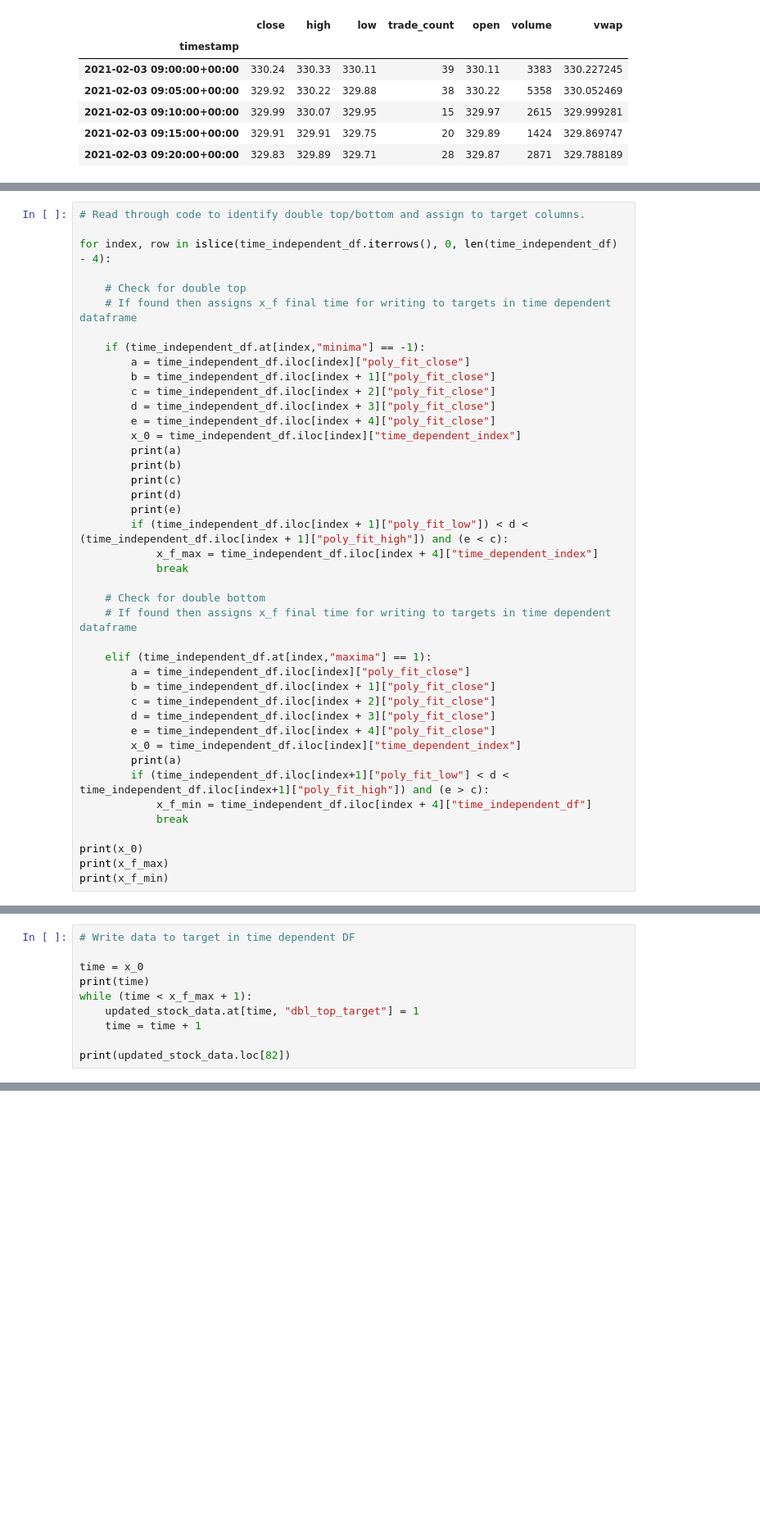
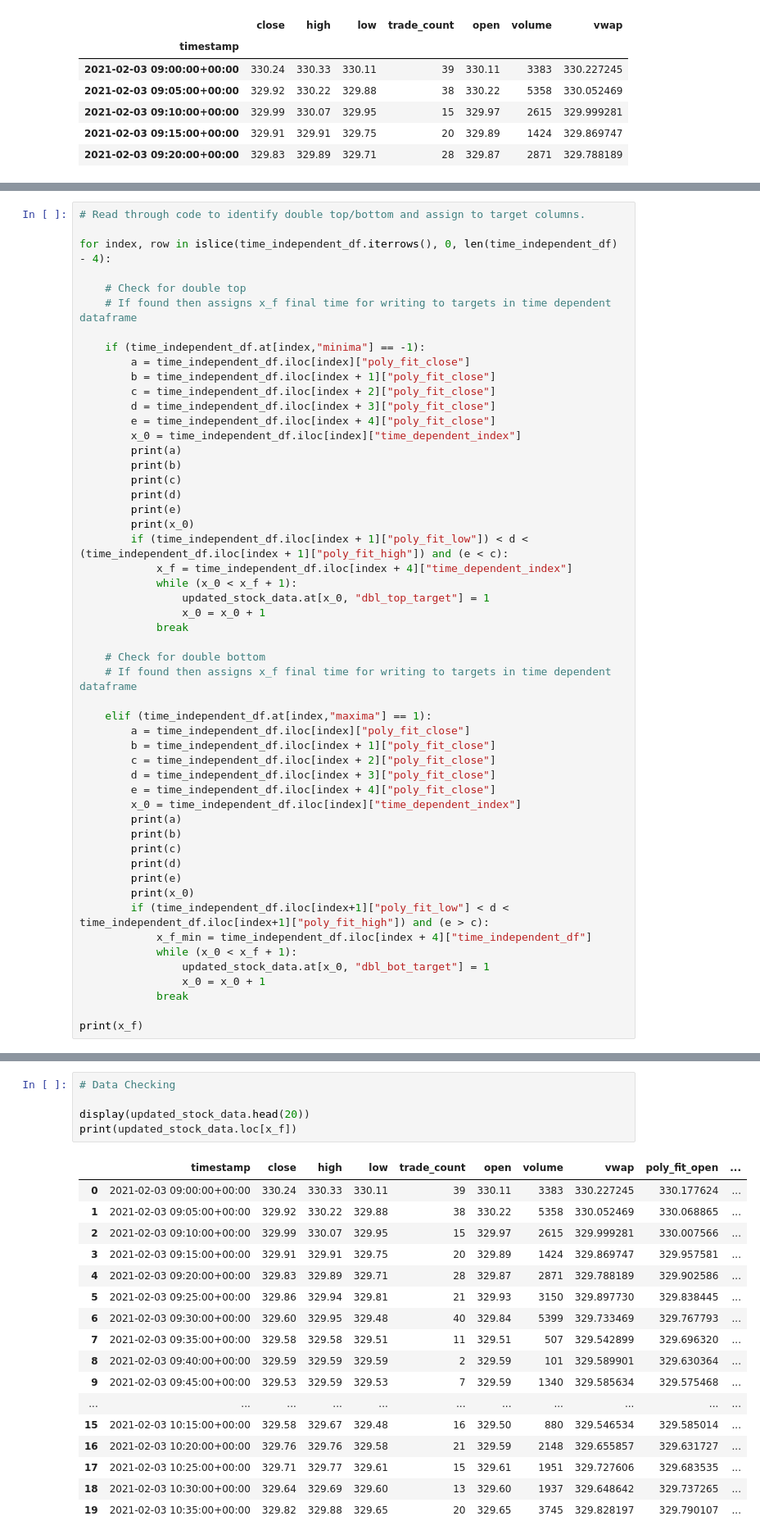
Before and after one commit to dahmadi/TheTrendIsYourFriend, a Jupyter notebook: TrendIsYourFriend_1.0.ipynb, the cells around one changed output, grey strips where cells are left out. Shown at 82% size. Cells and saved outputs as stored; diff of their text form; blank space fills up the shorter version.

Commit message:
updated. writes to target. updated some more code

```diff
--- a/TrendIsYourFriend_1.0.ipynb
+++ b/TrendIsYourFriend_1.0.ipynb
@@ -372,8 +371,12 @@ for index, row in islice(time_independent_df.iterrows(), 0, len(time_independent
         print(c)
         print(d)
         print(e)
+        print(x_0)
         if (time_independent_df.iloc[index + 1]["poly_fit_low"]) < d < (time_independent_df.iloc[index + 1]["poly_fit_high"]) and (e < c):
-            x_f_max = time_independent_df.iloc[index + 4]["time_dependent_index"]
+            x_f = time_independent_df.iloc[index + 4]["time_dependent_index"]
+            while (x_0 < x_f + 1):
+                updated_stock_data.at[x_0, "dbl_top_target"] = 1
+                x_0 = x_0 + 1
             break
 
     # Check for double bottom
@@ -387,11 +390,17 @@ for index, row in islice(time_independent_df.iterrows(), 0, len(time_independent
         e = time_independent_df.iloc[index + 4]["poly_fit_close"]
         x_0 = time_independent_df.iloc[index]["time_dependent_index"]
         print(a)
+        print(b)
+        print(c)
+        print(d)
+        print(e)
+        print(x_0)
         if (time_independent_df.iloc[index+1]["poly_fit_low"] < d < time_independent_df.iloc[index+1]["poly_fit_high"]) and (e > c):
             x_f_min = time_independent_df.iloc[index + 4]["time_independent_df"]
+            while (x_0 < x_f + 1):
+                updated_stock_data.at[x_0, "dbl_bot_target"] = 1
+                x_0 = x_0 + 1
             break
 
-print(x_0)
-print(x_f_max)
-print(x_f_min)
+print(x_f)
 # %% [output]
@@ -406,10 +413,0 @@ print(x_f_min)
-# %%
-# Write data to target in time dependent DF
-
-time = x_0
-print(time)
-while (time < x_f_max + 1):
-    updated_stock_data.at[time, "dbl_top_target"] = 1
-    time = time + 1
-
-print(updated_stock_data.loc[82])
@@ -434,0 +414,23 @@ Name: 82, dtype: object
+# %%
+# Data Checking
+
+display(updated_stock_data.head(20))
+print(updated_stock_data.loc[x_f])
+# %% [output]
+|  | timestamp | close | high | low | trade_count | open | volume | vwap | poly_fit_open | ... |
+| 0 | 2021-02-03 09:00:00+00:00 | 330.24 | 330.33 | 330.11 | 39 | 330.11 | 3383 | 330.227245 | 330.177624 | ... |
+| 1 | 2021-02-03 09:05:00+00:00 | 329.92 | 330.22 | 329.88 | 38 | 330.22 | 5358 | 330.052469 | 330.068865 | ... |
+| 2 | 2021-02-03 09:10:00+00:00 | 329.99 | 330.07 | 329.95 | 15 | 329.97 | 2615 | 329.999281 | 330.007566 | ... |
+| 3 | 2021-02-03 09:15:00+00:00 | 329.91 | 329.91 | 329.75 | 20 | 329.89 | 1424 | 329.869747 | 329.957581 | ... |
+| 4 | 2021-02-03 09:20:00+00:00 | 329.83 | 329.89 | 329.71 | 28 | 329.87 | 2871 | 329.788189 | 329.902586 | ... |
+| 5 | 2021-02-03 09:25:00+00:00 | 329.86 | 329.94 | 329.81 | 21 | 329.93 | 3150 | 329.897730 | 329.838445 | ... |
+| 6 | 2021-02-03 09:30:00+00:00 | 329.60 | 329.95 | 329.48 | 40 | 329.84 | 5399 | 329.733469 | 329.767793 | ... |
+| 7 | 2021-02-03 09:35:00+00:00 | 329.58 | 329.58 | 329.51 | 11 | 329.51 | 507 | 329.542899 | 329.696320 | ... |
+| 8 | 2021-02-03 09:40:00+00:00 | 329.59 | 329.59 | 329.59 | 2 | 329.59 | 101 | 329.589901 | 329.630364 | ... |
+| 9 | 2021-02-03 09:45:00+00:00 | 329.53 | 329.59 | 329.53 | 7 | 329.59 | 1340 | 329.585634 | 329.575468 | ... |
+| ... | ... | ... | ... | ... | ... | ... | ... | ... | ... | ... |
+| 15 | 2021-02-03 10:15:00+00:00 | 329.58 | 329.67 | 329.48 | 16 | 329.50 | 880 | 329.546534 | 329.585014 | ... |
+| 16 | 2021-02-03 10:20:00+00:00 | 329.76 | 329.76 | 329.58 | 21 | 329.59 | 2148 | 329.655857 | 329.631727 | ... |
+| 17 | 2021-02-03 10:25:00+00:00 | 329.71 | 329.77 | 329.61 | 15 | 329.61 | 1951 | 329.727606 | 329.683535 | ... |
+| 18 | 2021-02-03 10:30:00+00:00 | 329.64 | 329.69 | 329.60 | 13 | 329.60 | 1937 | 329.648642 | 329.737265 | ... |
+| 19 | 2021-02-03 10:35:00+00:00 | 329.82 | 329.88 | 329.65 | 20 | 329.65 | 3745 | 329.828197 | 329.790107 | ... |
```
Also changed, not shown: parts of 9 cells of this notebook.
